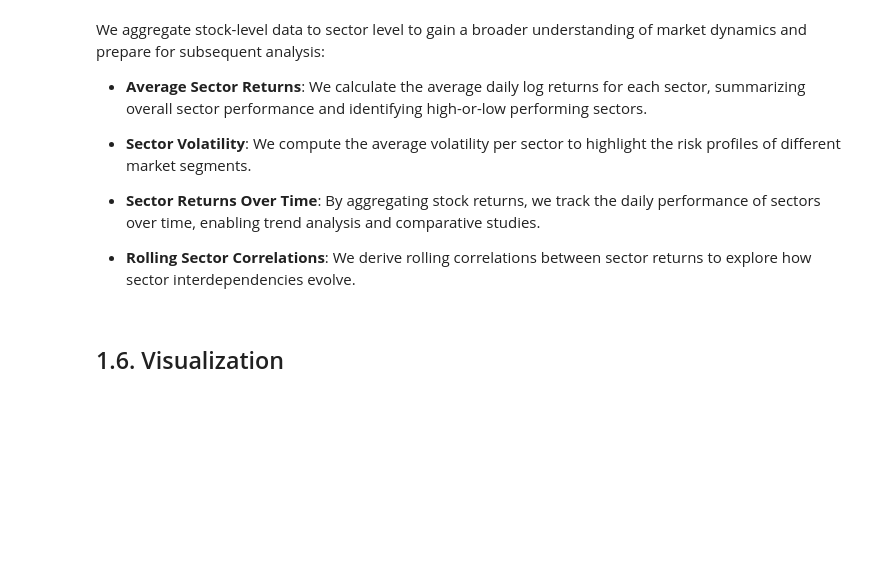
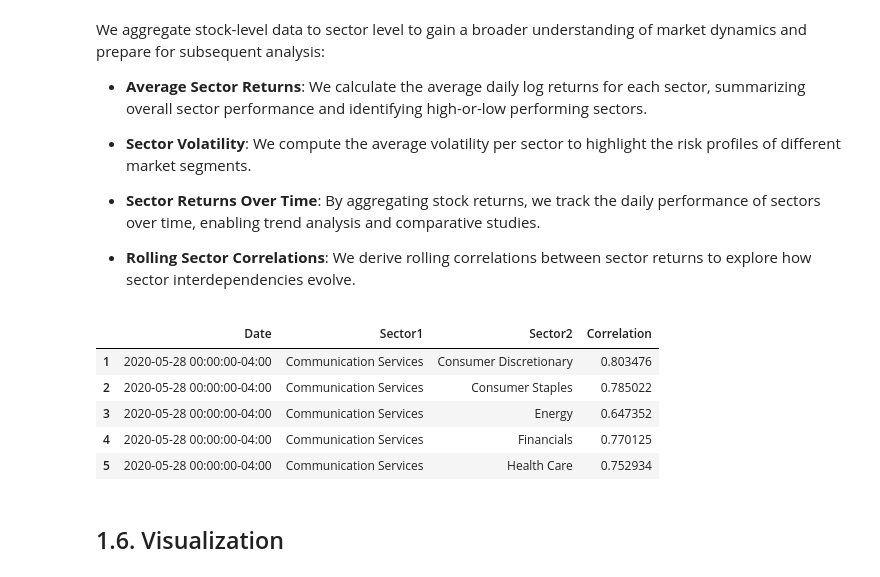
Before and after one commit to FernandaCladera/KnowledGraphs_StockMarketDynamics, a Jupyter notebook: notebooks/1_data_collection.ipynb, the cells around one changed output. Saved outputs shown, nothing was run; the diff lists cells and outputs as text; code cells hidden in the pictures; blank space fills up the shorter version.

```diff
--- a/notebooks/1_data_collection.ipynb
+++ b/notebooks/1_data_collection.ipynb
@@ -247,8 +228,28 @@ sector_returns = (
     .merge(stocks.reset_index()[["Ticker", "Sector"]], on="Ticker")
     .groupby(["Sector", "Date"])["DailyLogReturn"]
     .mean()
-    .unstack(level=0)
+    .reset_index()
 )
 
-rolling_sector_corr = sector_returns.rolling(window=200).corr()
+sector_returns = sector_returns.pivot(index="Date", columns="Sector", values="DailyLogReturn")
+sector_returns.columns.name = None
+sector_returns.index.name = "Date"
+
+rolling_sector_corr = sector_returns.rolling(window=50).corr()
+# %%
+long_corr = (
+    rolling_sector_corr.stack()
+    .reset_index()
+    .rename(columns={"level_0": "Date", "level_1": "Sector1", "level_2": "Sector2", 0: "Correlation"})  # Rename
+)
+
+long_corr = long_corr[long_corr["Sector1"] != long_corr["Sector2"]]
+long_corr.head()
+# %% [output]
+|  | Date | Sector1 | Sector2 | Correlation |
+| 1 | 2020-05-28 00:00:00-04:00 | Communication Services | Consumer Discretionary | 0.803476 |
+| 2 | 2020-05-28 00:00:00-04:00 | Communication Services | Consumer Staples | 0.785022 |
+| 3 | 2020-05-28 00:00:00-04:00 | Communication Services | Energy | 0.647352 |
+| 4 | 2020-05-28 00:00:00-04:00 | Communication Services | Financials | 0.770125 |
+| 5 | 2020-05-28 00:00:00-04:00 | Communication Services | Health Care | 0.752934 |
 # %%
```
Also changed, not shown: parts of 14 cells of this notebook, 16 other files.
